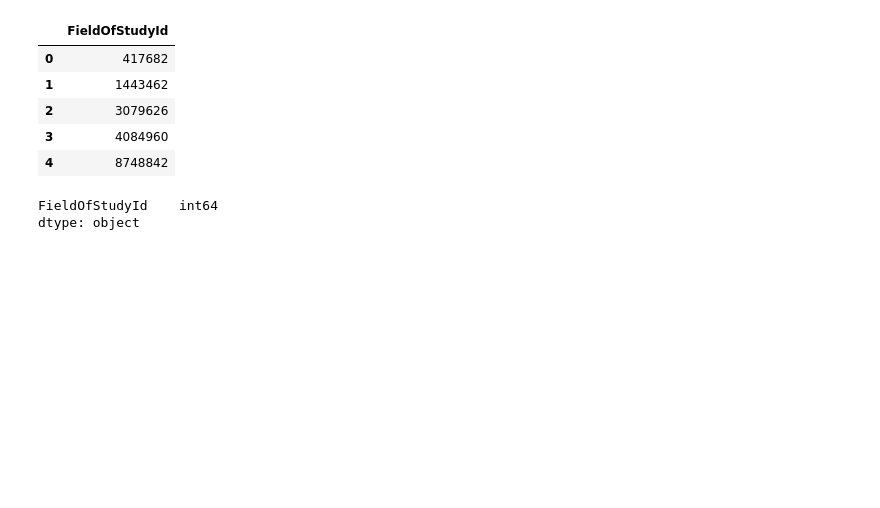
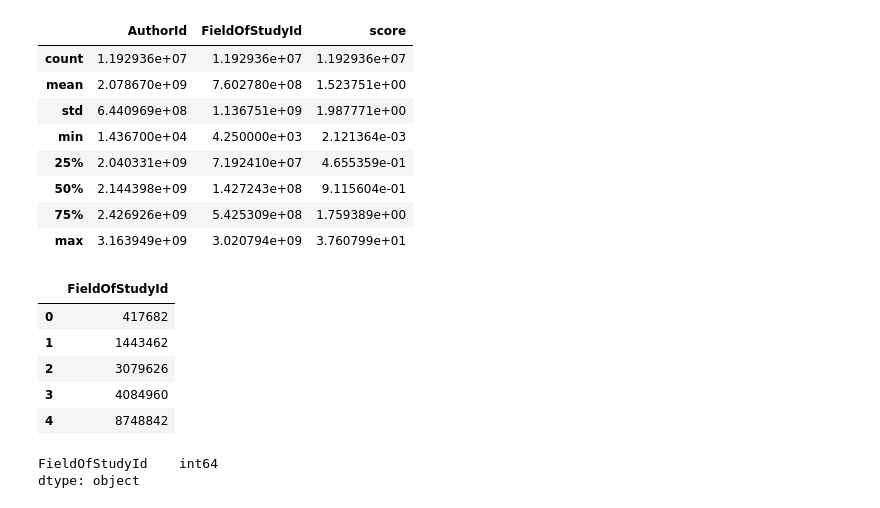
Before and after one commit to f-hafner/mag_sample, a Jupyter notebook: src/dataprep/main/link/test_similarity.ipynb, the cells around one changed output. Saved outputs shown, nothing was run; the diff lists cells and outputs as text; code cells hidden in the pictures; blank space fills up the shorter version.

```diff
--- a/src/dataprep/main/link/test_similarity.ipynb
+++ b/src/dataprep/main/link/test_similarity.ipynb
@@ -342,0 +387,11 @@ concepts_affiliations.head()
+# %%
+concepts_collaborators = (
+    query_collaborators_topics
+    .filter([_.Year < degree_year_to_query,
+            _.Score > 0])
+    .group_by(
+        ["AuthorId", "FieldOfStudyId"]
+    )
+    .aggregate(Score = _.Score.sum())
+    .select(_.AuthorId, _.FieldOfStudyId, score = _.Score)
+)
@@ -343,3 +400,15 @@ concepts_affiliations.head()
+# %%
+concepts_collaborators.describe()
+# %% [output]
+|  | AuthorId | FieldOfStudyId | score |
+| count | 1.192936e+07 | 1.192936e+07 | 1.192936e+07 |
+| mean | 2.078670e+09 | 7.602780e+08 | 1.523751e+00 |
+| std | 6.440969e+08 | 1.136751e+09 | 1.987771e+00 |
+| min | 1.436700e+04 | 4.250000e+03 | 2.121364e-03 |
+| 25% | 2.040331e+09 | 7.192410e+07 | 4.655359e-01 |
+| 50% | 2.144398e+09 | 1.427243e+08 | 9.115604e-01 |
+| 75% | 2.426926e+09 | 5.425309e+08 | 1.759389e+00 |
+| max | 3.163949e+09 | 3.020794e+09 | 3.760799e+01 |
 # %%
 fields_of_study = query_fields_up_to_max_level.execute()
 # %%
```
Also changed, not shown: parts of 35 cells of this notebook.
